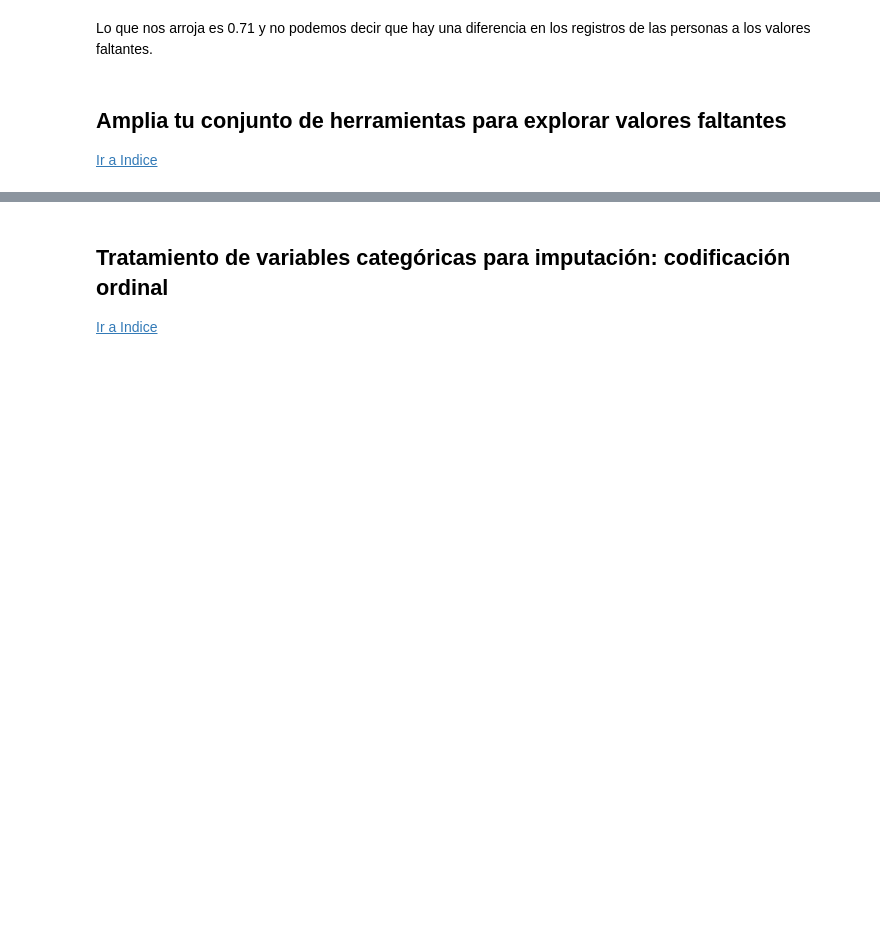
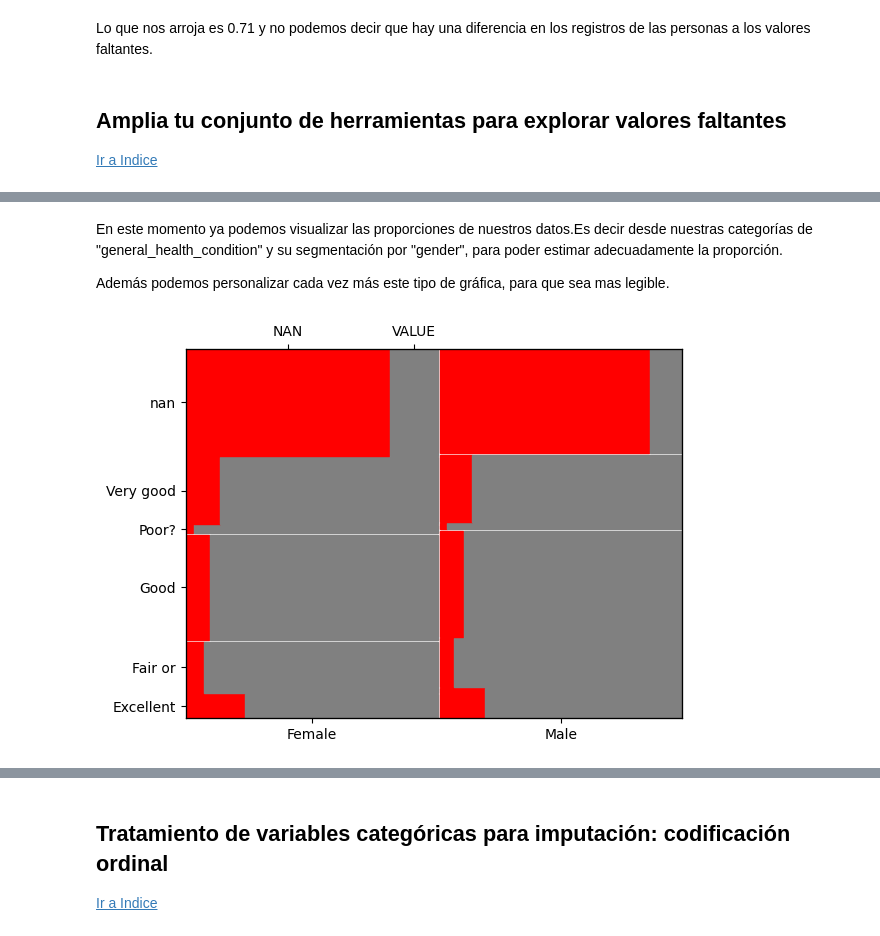
Before and after one commit to DensLopez/imputaci-n, a Jupyter notebook: codes/imputacion.ipynb, the cells around one changed output, grey strips where cells are left out. Cells and saved outputs as stored; diff of their text form; code cells hidden in the pictures; blank space fills up the shorter version.

```diff
--- a/codes/imputacion.ipynb
+++ b/codes/imputacion.ipynb
@@ -1083,0 +1204,37 @@ Lo que nos arroja es 0.71 y no podemos decir que hay una diferencia en los regis
+# %% [markdown]
+En este momento ya podemos visualizar las proporciones de nuestros datos.Es decir desde nuestras categorías de "general_health_condition" y su segmentación por "gender", para poder estimar adecuadamente la proporción.
+
+Además podemos personalizar cada vez más este tipo de gráfica, para que sea mas legible.
+# %%
+(
+    nhanes_df
+    .select_columns('weight','general_health_condition','gender')
+    .assign(
+        weight = lambda df:df.weight.isna().replace([True,False],["NAN","VALUE"])
+    )
+    .groupby(
+        ['gender','general_health_condition','weight'],
+        #No queremos quitar valores faltantes
+        dropna=False,
+        #Queremos agruparlos y contarlos
+        as_index = True
+    )
+    .size()
+    #Graficar
+    .pipe(
+        lambda df: mosaic(
+            data = df,
+            #colorear
+            properties= lambda key:{'color':'r' if 'NAN' in key else 'gray'},
+            #cambiar orientación
+            horizontal=True,
+            #cambiar etiquetas
+            axes_label=True,
+            title='',
+            labelizer=lambda key:''
+        )
+    )
+);
+# el punto y coma es para que el texto no se vea
+# %% [output]
+[figure, added]
```
Also changed, not shown: parts of 14 cells of this notebook.
